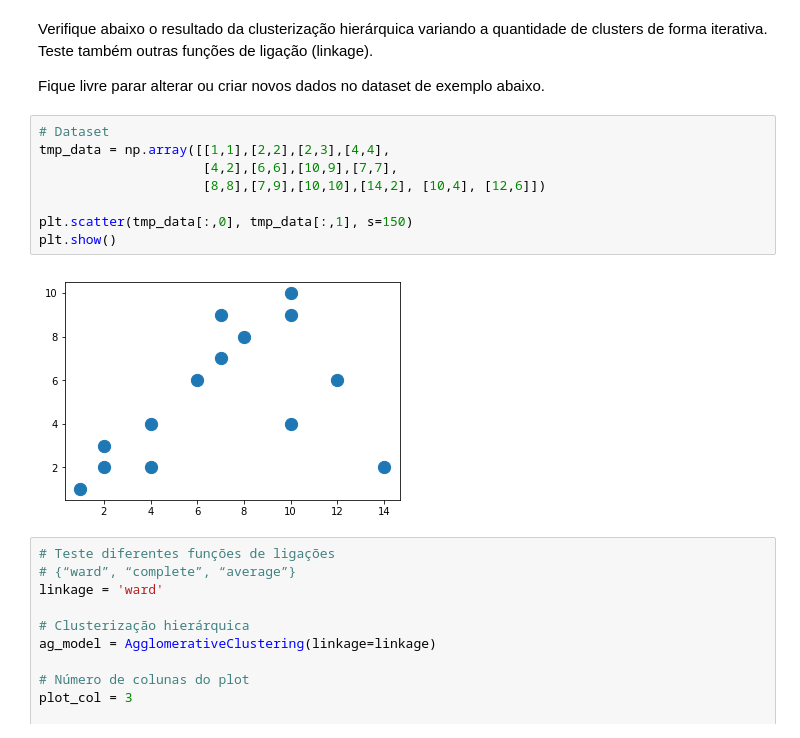
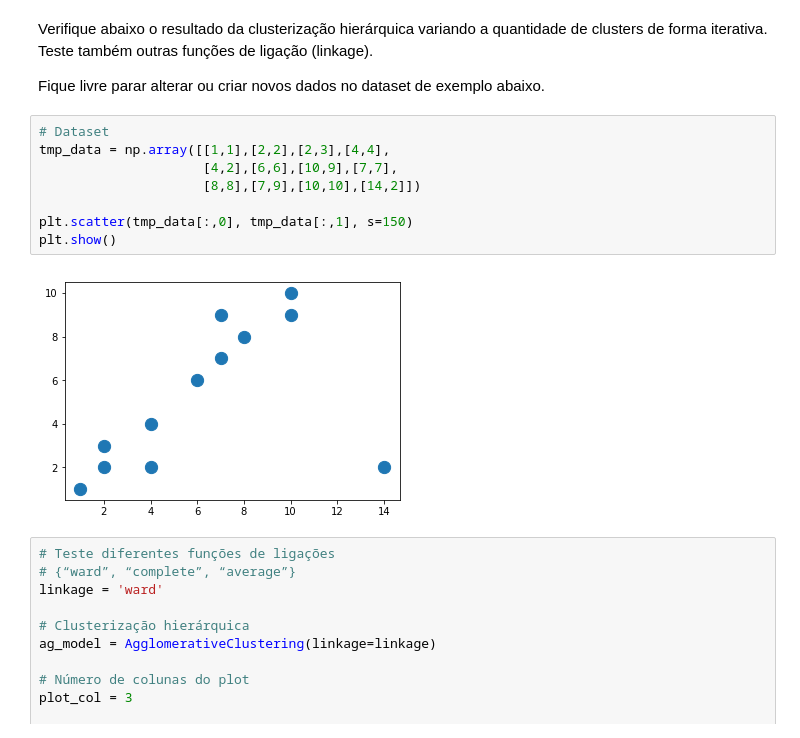
Before and after one commit to InsightLab/imersao-ciencia-de-dados, a Jupyter notebook: 2019/03-Aprendizado_nao_Supervisionado/Notebook_Clustering_Answer.ipynb, the cells around one changed output. Saved outputs shown, nothing was run; the diff lists cells and outputs as text.

```diff
--- a/2019/03-Aprendizado_nao_Supervisionado/Notebook_Clustering_Answer.ipynb
+++ b/2019/03-Aprendizado_nao_Supervisionado/Notebook_Clustering_Answer.ipynb
@@ -27,13 +27,13 @@ Fique livre parar alterar ou criar novos dados no dataset de exemplo abaixo.
 # %%
 # Dataset
 tmp_data = np.array([[1,1],[2,2],[2,3],[4,4],
                      [4,2],[6,6],[10,9],[7,7],
-                     [8,8],[7,9],[10,10],[14,2], [10,4], [12,6]])
+                     [8,8],[7,9],[10,10],[14,2]])
 
 plt.scatter(tmp_data[:,0], tmp_data[:,1], s=150)
 plt.show()
 # %% [output]
-[figure, old version]
+[figure, new version]
 # %%
 # Teste diferentes funções de ligações
 # {“ward”, “complete”, “average”}
```
